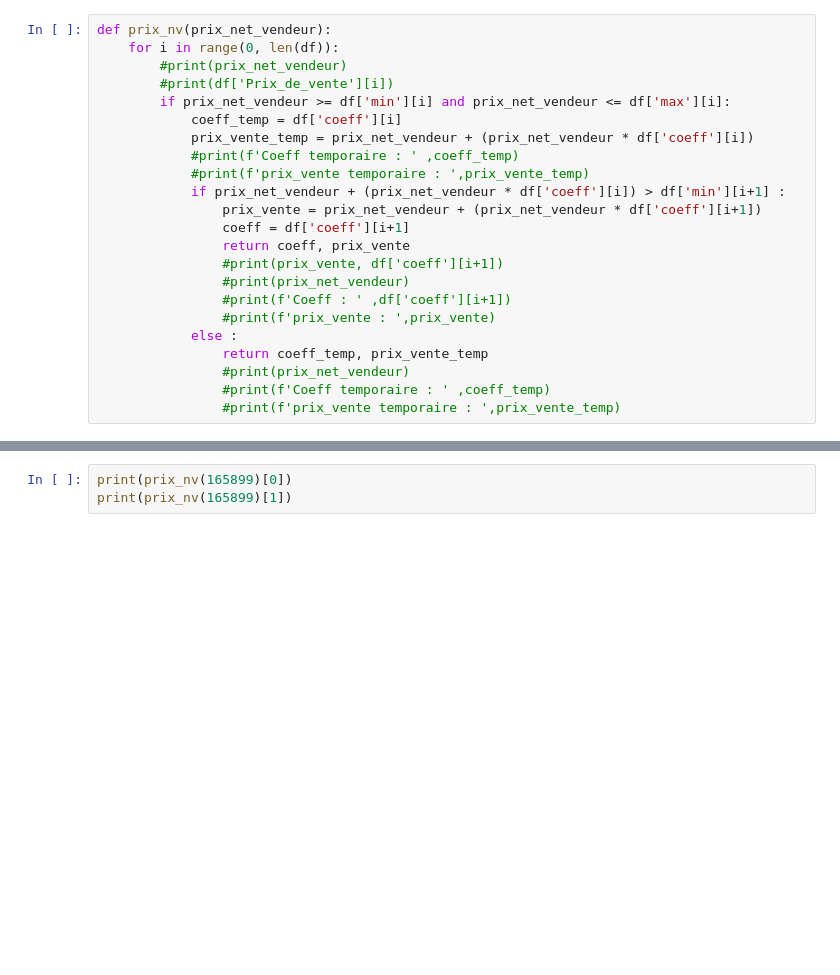
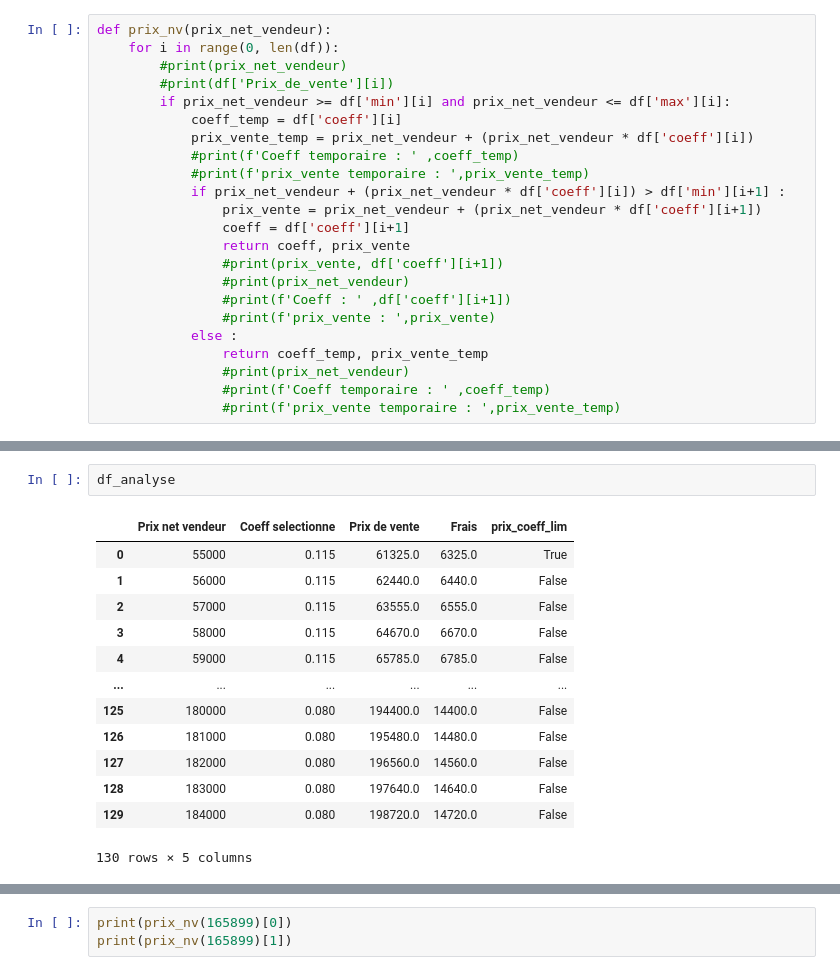
Before and after one commit to Remybrds/net_vend, a Jupyter notebook: Algo.ipynb, the cells around one changed output, grey strips where cells are left out. Drawn from its saved outputs; the diff is of its cells as text; blank space fills up the shorter version.

```diff
--- a/Algo.ipynb
+++ b/Algo.ipynb
@@ -55,3 +79,19 @@ print(prix_nv(prix_net_vendeur)[0], prix_nv(prix_net_vendeur)[1])
+# %%
+df_analyse
+# %% [output]
+|  | Prix net vendeur | Coeff selectionne | Prix de vente | Frais | prix_coeff_lim |
+| 0 | 55000 | 0.115 | 61325.0 | 6325.0 | True |
+| 1 | 56000 | 0.115 | 62440.0 | 6440.0 | False |
+| 2 | 57000 | 0.115 | 63555.0 | 6555.0 | False |
+| 3 | 58000 | 0.115 | 64670.0 | 6670.0 | False |
+| 4 | 59000 | 0.115 | 65785.0 | 6785.0 | False |
+| ... | ... | ... | ... | ... | ... |
+| 125 | 180000 | 0.080 | 194400.0 | 14400.0 | False |
+| 126 | 181000 | 0.080 | 195480.0 | 14480.0 | False |
+| 127 | 182000 | 0.080 | 196560.0 | 14560.0 | False |
+| 128 | 183000 | 0.080 | 197640.0 | 14640.0 | False |
+| 129 | 184000 | 0.080 | 198720.0 | 14720.0 | False |
+130 rows × 5 columns
 # %%
 import seaborn as sns
 import matplotlib.pyplot as plt
```
Also changed, not shown: parts of 7 cells of this notebook, 2 other files.
